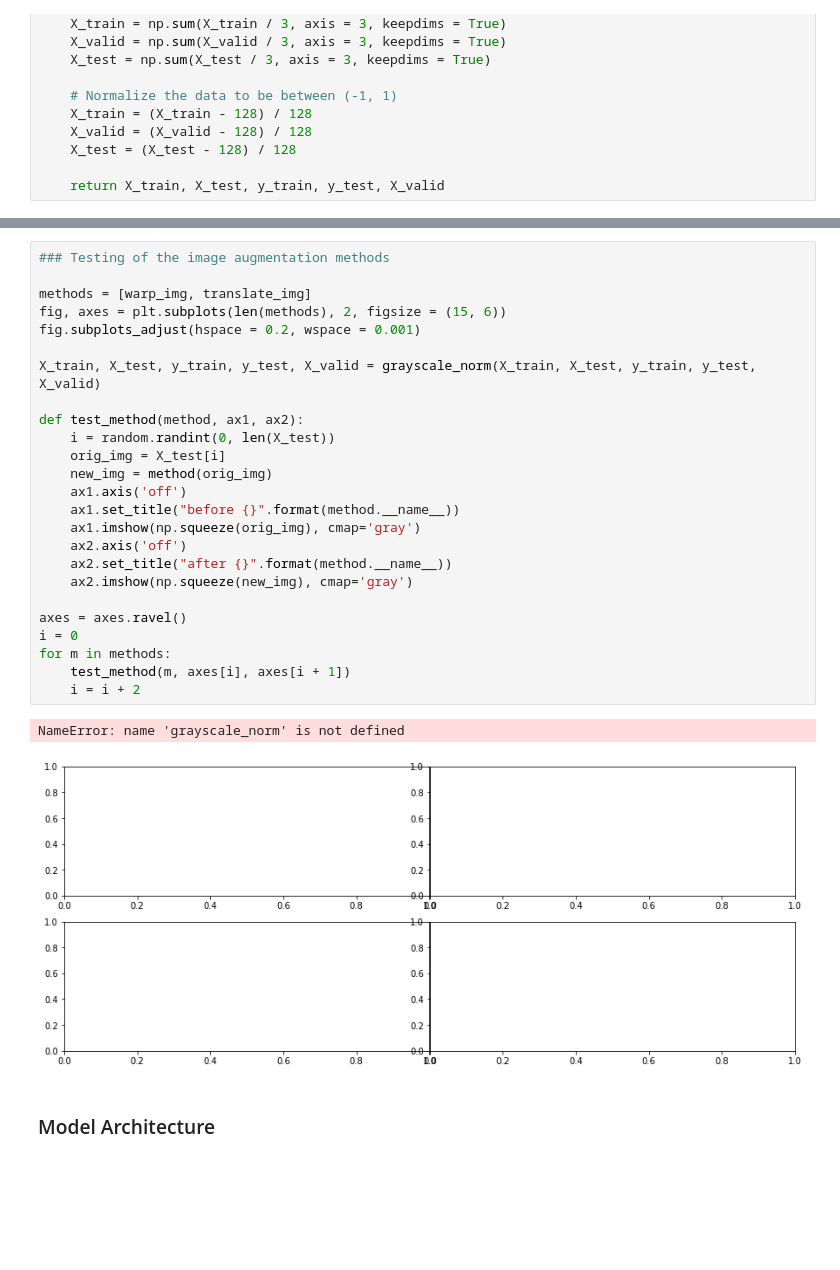
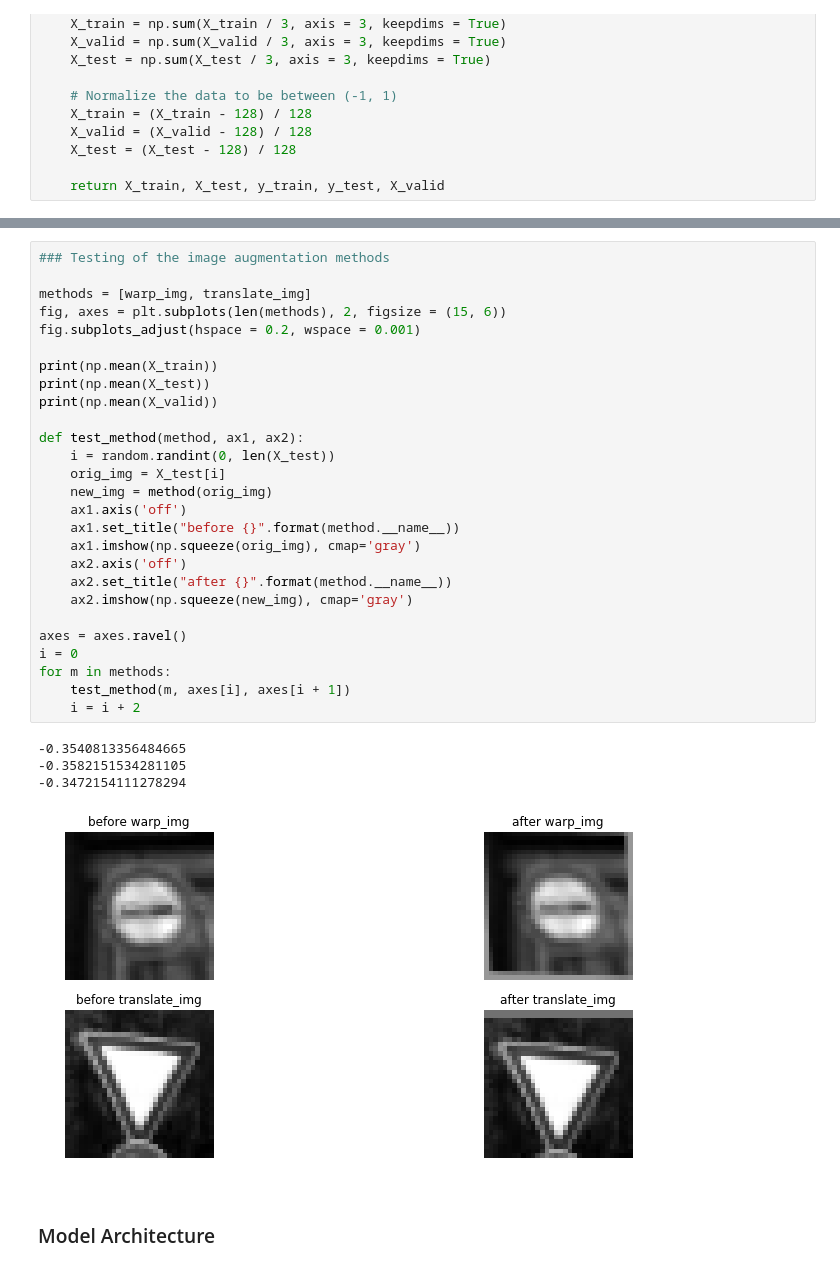
Before and after one commit to thomasSve/CarND-TrafficSignsClassifier-P2, a Jupyter notebook: Traffic_Sign_Classifier.ipynb, the cells around one changed output, grey strips where cells are left out. Cells and saved outputs as stored; diff of their text form; blank space fills up the shorter version.

```diff
--- a/Traffic_Sign_Classifier.ipynb
+++ b/Traffic_Sign_Classifier.ipynb
@@ -276,31 +272,35 @@ KeyboardInterrupt:
 # %%
 ### Testing of the image augmentation methods
 
 methods = [warp_img, translate_img]
 fig, axes = plt.subplots(len(methods), 2, figsize = (15, 6))
 fig.subplots_adjust(hspace = 0.2, wspace = 0.001)
 
-X_train, X_test, y_train, y_test, X_valid = grayscale_norm(X_train, X_test, y_train, y_test, X_valid)
+print(np.mean(X_train))
+print(np.mean(X_test))
+print(np.mean(X_valid))
 
 def test_method(method, ax1, ax2):
     i = random.randint(0, len(X_test))
     orig_img = X_test[i]
     new_img = method(orig_img)
     ax1.axis('off')
     ax1.set_title("before {}".format(method.__name__))
     ax1.imshow(np.squeeze(orig_img), cmap='gray')
     ax2.axis('off')
     ax2.set_title("after {}".format(method.__name__))
     ax2.imshow(np.squeeze(new_img), cmap='gray')
 
 axes = axes.ravel()
 i = 0
 for m in methods:
     test_method(m, axes[i], axes[i + 1])
     i = i + 2
 # %% [output]
-NameError: name 'grayscale_norm' is not defined
+-0.3540813356484665
+-0.3582151534281105
+-0.3472154111278294
-[figure, old version]
+[figure, new version]
 # %% [markdown]
 ### Model Architecture
 # %%
```
Also changed, not shown: parts of 6 cells of this notebook, 4 other files.
